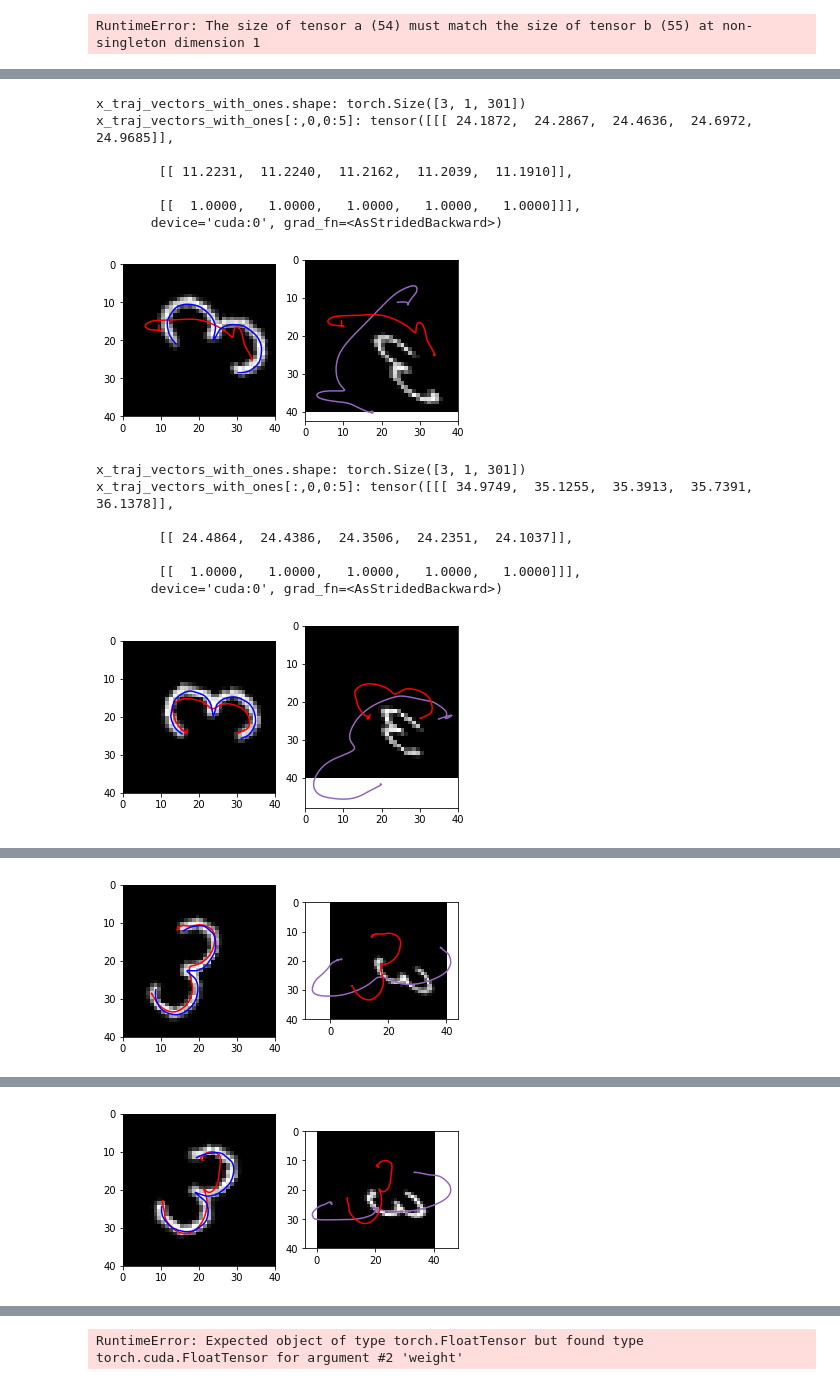
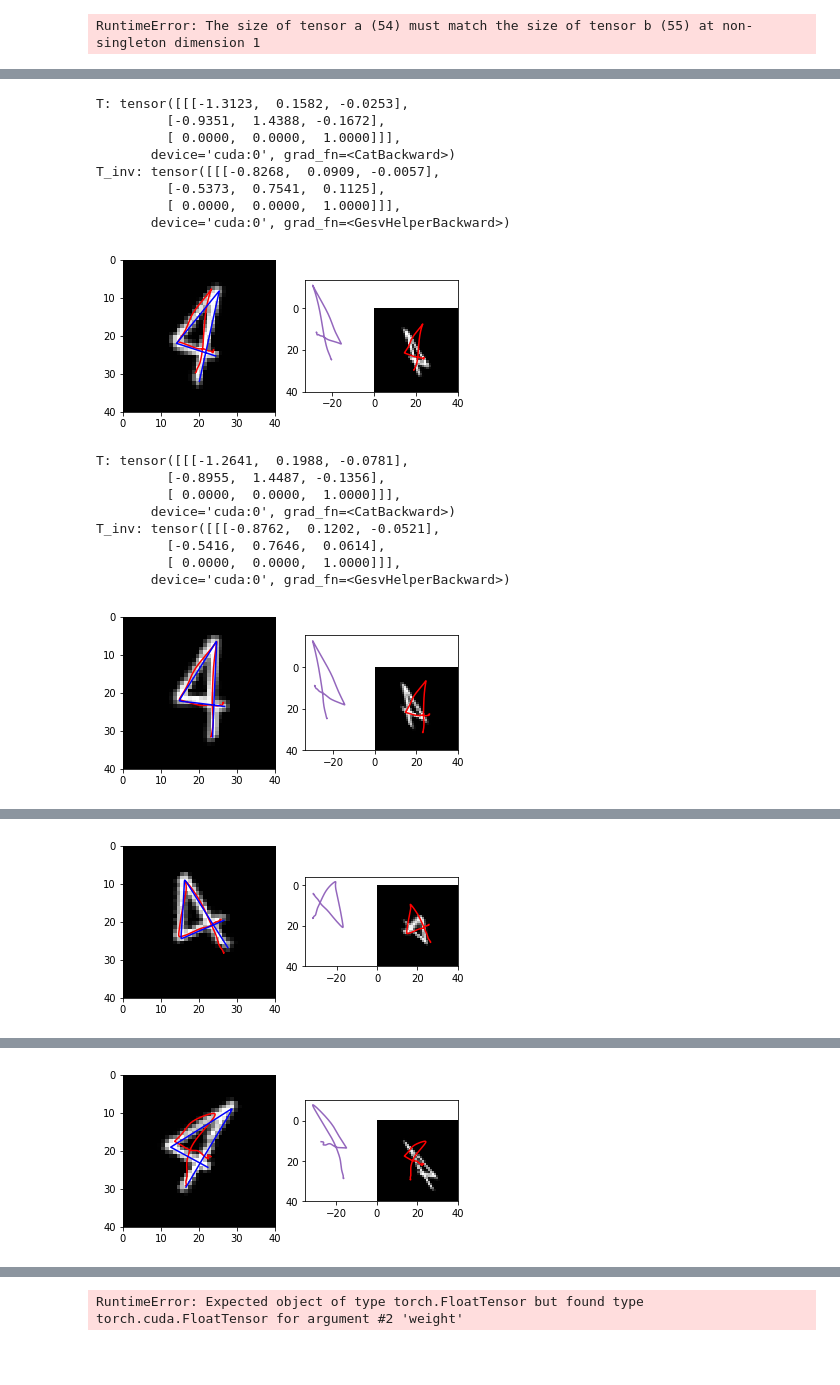
Before and after one commit to abr-ijs/imednet, a Jupyter notebook: notebooks/Spatial Transformer Networks Test.ipynb, the cells around one changed output, grey strips where cells are left out. Saved outputs shown, nothing was run; the diff lists cells and outputs as text; code cells hidden in the pictures; blank space fills up the shorter version.

Commit message:
Fix issue with show_dmp

```diff
--- a/notebooks/Spatial Transformer Networks Test.ipynb
+++ b/notebooks/Spatial Transformer Networks Test.ipynb
@@ -391,7 +366,6 @@ def load_model(root_path, model_path):
     elif model_class_str == 'STIMEDNet' or model_class_str == 'FullSTIMEDNet':
         model = model_class(pre_trained_imednet_model_path, scale=scaling)
         model.cuda()
-        model.localization.
         # model.register_buffer('dmp_p', model.dmp_params.data_tensor)
         # model.register_buffer('scale_t', model.dmp_params.scale_tensor)
         # model.register_buffer('param_grad', model.dmp_params.grad_tensor)
@@ -465,7 +439,7 @@ RuntimeError: The size of tensor a (54) must match the size of tensor b (55) at
 # model_path = 'models/stimednet/stimednet-40x40-smnist-rotated-images 2018-09-06 11:40:39.271385/'
 # model_path = 'models/stimednet/stimednet-40x40-smnist-rotated-images-end-to-end 2018-09-06 15:41:13.276921/'
 # model_path = 'models/stimednet/fullstimednet-40x40-smnist-rotated-images-end-to-end 2018-09-10 00:34:05.228820/'
-model_path = 'models/stimednet/fullstimednet-40x40-smnist-rotated-images-end-to-end 2018-09-11 18:50:01.160645/'
+model_path = 'models/stimednet/fullstimednet-40x40-smnist-rotated-images-end-to-end 2018-09-11 20:35:17.768163'
 model = load_model(root_path, model_path)
 model_stub = 'stimednet'
 # %%
@@ -502,7 +476,7 @@ def show_image_to_motion_prediction(model, trainer, image, output):
 #         scaled_image_predicted_output_dmp = trainer.create_dmp(torch_scaled_image_predicted_output, model.scale, 0.01, 25, True)
 #         scaled_image_predicted_output_dmp.joint()
 #         # Display input image + predicted DMP trajectory in red
-#         fig = trainer.show_dmp(scaled_image, None, scaled_image_predicted_output_dmp, plot=False)
+#         fig, _ = trainer.show_dmp(scaled_image, None, scaled_image_predicted_output_dmp, plot=False)
 
 #         # Generate DMP from actual output weights
 #         output_dmp = trainer.create_dmp(torch.from_numpy(output), model.scale, 0.01, 25, True)
@@ -552,9 +526,9 @@ def show_image_to_motion_prediction(model, trainer, image, output):
 
             # Generate DMP from IMEDNet predicted output parameters
             torch_imednet_rectified_dmp_params_orig = torch_imednet_rectified_dmp_params
-            torch_imednet_rectified_dmp_params = torch.cat((torch.tensor([-1.]).cuda(), torch_imednet_rectified_dmp_params[0,:]), 0)
-            torch_imednet_rectified_dmp = trainer.create_dmp(torch_imednet_rectified_dmp_params, model.scale, 0.01, 25, True)
-            torch_imednet_rectified_dmp.joint()
+            # torch_imednet_rectified_dmp_params = torch.cat((torch.tensor([-1.]).cuda(), torch_imednet_rectified_dmp_params[0,:]), 0)
+            # torch_imednet_rectified_dmp = trainer.create_dmp(torch_imednet_rectified_dmp_params, model.scale, 0.01, 25, True)
+            # torch_imednet_rectified_dmp.joint()
 
             # Plot STN rectified output image
             plt.subplot(122)
@@ -562,11 +536,11 @@ def show_image_to_motion_prediction(model, trainer, image, output):
             # plt.imshow(torch_stn_rectified_image.reshape(image_size,image_size).cpu().detach().numpy(), cmap='gray', extent=[-40, 40, 40, -40])
 
             # Plot DMP generated from IMEDNet predicted output parameters
-            plt.plot(torch_imednet_rectified_dmp.Y[:,0], torch_imednet_rectified_dmp.Y[:,1], '-', color='tab:purple', label='predicted')
+            # plt.plot(torch_imednet_rectified_dmp.Y[:,0], torch_imednet_rectified_dmp.Y[:,1], '-', color='tab:purple', label='predicted')
 
             # scaled_stn_rectified_image = torch_stn_rectified_image.cpu().detach().numpy().reshape(1, image_size*image_size)
             # scaled_stn_rectified_image = scaled_stn_rectified_image / np.max(scaled_stn_rectified_image)
-            # fig = trainer.show_dmp(scaled_stn_rectified_image, None, torch_imednet_rectified_dmp, plot=False)
+            # fig, _ = trainer.show_dmp(scaled_stn_rectified_image, None, torch_imednet_rectified_dmp, plot=False)
 
             # Sanity check:
             # x = torch.from_numpy(torch_imednet_rectified_dmp.Y.transpose()).float().cuda()
@@ -581,27 +555,32 @@ def show_image_to_motion_prediction(model, trainer, image, output):
             #                          [0.0, 1.0, 0.0],
             #                          [0.0, 0.0, 1.0]]).view(1,3,3).cuda()
             # T_inv = torch.as_tensor([[np.cos(np.deg2rad(90)), np.sin(np.deg2rad(90)), 0.0],
-            #                          [-np.sin(np.deg2rad(90)), np.cos(np.deg2rad(90)), 0.0],
-            #                          [0.0, 0.0, 1.0]]).view(1,3,3).cuda()
+            #                         [-np.sin(np.deg2rad(90)), np.cos(np.deg2rad(90)), 0.0],
+            #                         [0.0, 0.0, 1.0]]).view(1,3,3).cuda()
             # T_inv = torch.as_tensor([[np.sin(np.pi/2.0), np.cos(np.pi/2.0), 0.0],
             #                          [-np.cos(np.pi/2.0), np.sin(np.pi/2.0), 0.0],
             #                          [0.0, 0.0, 1.0]]).view(1,3,3).cuda()
             # print('T_inv.shape: {}'.format(T_inv.shape))
-            print('x_traj_vectors_with_ones.shape: {}'.format(x_traj_vectors_with_ones.shape))
-            print('x_traj_vectors_with_ones[:,0,0:5]: {}'.format(x_traj_vectors_with_ones[:,:,0:5]))
+            # print('x_traj_vectors_with_ones.shape: {}'.format(x_traj_vectors_with_ones.shape))
+            # print('x_traj_vectors_with_ones[:,0,0:5]: {}'.format(x_traj_vectors_with_ones[:,:,0:5]))
             transformed_x_traj_vectors = torch.einsum('nij,jnm->nim', [T_inv[:,0:2,:], x_traj_vectors_with_ones])
             # transformed_x_traj_vectors = torch.einsum('kij,ikl->ikl', [T_inv, x_traj_vectors_with_ones])[0:2,:,:]
 
+            rectified_output = x_traj_vectors.view(x.shape[0], x.shape[1])
             # output = transformed_x_traj_vectors.transpose(1,0).contiguous().view(x.shape[0], x.shape[1])
             output = transformed_x_traj_vectors.view(x.shape[0], x.shape[1])
             # print('output.shape: {}'.format(output.shape))
 
-            # print('T: {}'.format(T))
-            # print('T_inv: {}'.format(T_inv))
+            print('T: {}'.format(T))
+            print('T_inv: {}'.format(T_inv))
+
+            # Plot rectified trajectory
+            rectified_traj = rectified_output.detach().cpu().numpy()
+            plt.plot(rectified_traj[0], rectified_traj[1], '-', color='tab:purple', label='rectified traj')
 
             # Plot theta-transformed rectified trajectory
             theta_transformed_traj = output.detach().cpu().numpy()
-            plt.plot(theta_transformed_traj[0], theta_transformed_traj[1], '-r', label='transformed')
+            plt.plot(theta_transformed_traj[0], theta_transformed_traj[1], '-r', label='transformed traj')
 
             # print('theta: {}'.format(torch_stn_theta.cpu().detach().numpy()))
         except Exception as e:
@@ -644,28 +626,30 @@ def sample_indices_ending_with(array, ending, n):
 # %%
 # i_sample = np.random.randint(images.shape[0])
 # i_sample = 33
-i_samples = sample_indices_ending_with(images, 3, 20)
+i_samples = sample_indices_ending_with(images, 4, 20)
 for i_sample in i_samples:
     plt.figure()
     sample_image = images[i_sample,:].reshape(40,40)
     # sample_output = outputs[i_sample,:]
     sample_output = original_traj[i_sample]
     show_image_to_motion_prediction(model, trainer, sample_image, sample_output)
     plt.show()
 # %% [output]
-x_traj_vectors_with_ones.shape: torch.Size([3, 1, 301])
-x_traj_vectors_with_ones[:,0,0:5]: tensor([[[ 24.1872,  24.2867,  24.4636,  24.6972,  24.9685]],
-
-        [[ 11.2231,  11.2240,  11.2162,  11.2039,  11.1910]],
-
-        [[  1.0000,   1.0000,   1.0000,   1.0000,   1.0000]]],
-       device='cuda:0', grad_fn=<AsStridedBackward>)
+T: tensor([[[-1.3123,  0.1582, -0.0253],
+         [-0.9351,  1.4388, -0.1672],
+         [ 0.0000,  0.0000,  1.0000]]],
+       device='cuda:0', grad_fn=<CatBackward>)
+T_inv: tensor([[[-0.8268,  0.0909, -0.0057],
+         [-0.5373,  0.7541,  0.1125],
+         [ 0.0000,  0.0000,  1.0000]]],
+       device='cuda:0', grad_fn=<GesvHelperBackward>)
-[figure, old version]
+[figure, new version]
-x_traj_vectors_with_ones.shape: torch.Size([3, 1, 301])
-x_traj_vectors_with_ones[:,0,0:5]: tensor([[[ 34.9749,  35.1255,  35.3913,  35.7391,  36.1378]],
-
-        [[ 24.4864,  24.4386,  24.3506,  24.2351,  24.1037]],
-
-        [[  1.0000,   1.0000,   1.0000,   1.0000,   1.0000]]],
-       device='cuda:0', grad_fn=<AsStridedBackward>)
+T: tensor([[[-1.2641,  0.1988, -0.0781],
+         [-0.8955,  1.4487, -0.1356],
+         [ 0.0000,  0.0000,  1.0000]]],
+       device='cuda:0', grad_fn=<CatBackward>)
+T_inv: tensor([[[-0.8762,  0.1202, -0.0521],
+         [-0.5416,  0.7646,  0.0614],
+         [ 0.0000,  0.0000,  1.0000]]],
+       device='cuda:0', grad_fn=<GesvHelperBackward>)
-[figure, old version]
+[figure, new version]
@@ -679 +664 @@ x_traj_vectors_with_ones[:,0,0:5]: tensor([[[  3.8993,   3.9172,   3.9473,   3.9
-[figure, old version]
+[figure, new version]
@@ -687 +673 @@ x_traj_vectors_with_ones[:,0,0:5]: tensor([[[  5.1157,   5.1019,   5.0781,   5.0
-[figure, old version]
+[figure, new version]
```
Also changed, not shown: parts of 3 cells of this notebook, 4 other files.
